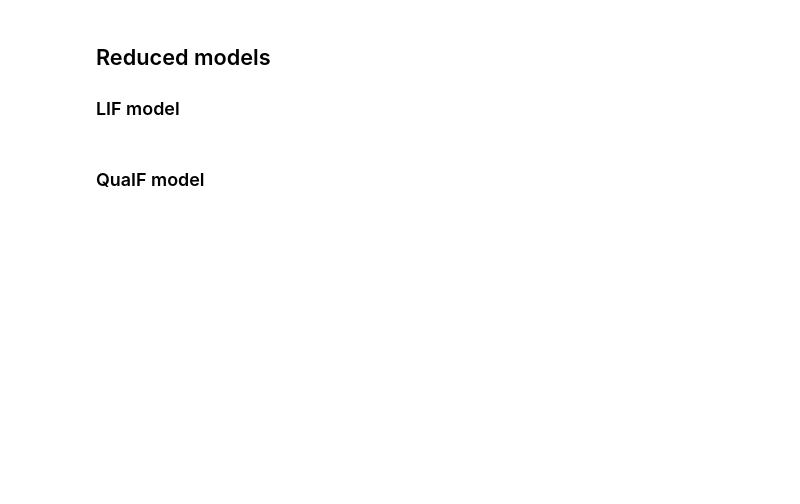
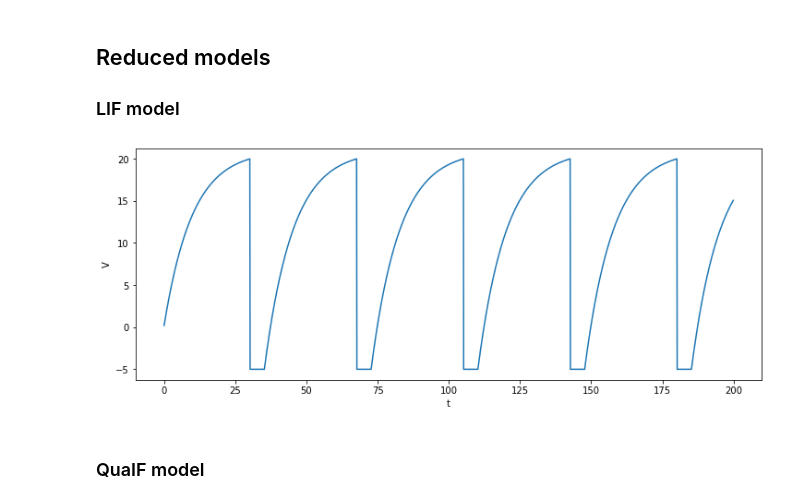
Before and after one commit to Chen-Yue-Zhao/BrainPyHandbook, a Jupyter notebook: en/appendix/neurons.ipynb, the cells around one changed output. Cells and saved outputs as stored; diff of their text form; code cells hidden in the pictures; blank space fills up the shorter version.

```diff
--- a/en/appendix/neurons.ipynb
+++ b/en/appendix/neurons.ipynb
@@ -112,34 +114,36 @@ class LIF(bp.NeuGroup):
     self.integral = bp.odeint(self.derivative)
     super(LIF, self).__init__(size=size, **kwargs)
 
   def update(self, _t):
     for i in prange(self.size[0]):
       spike = 0.
       refractory = (_t - self.t_last_spike[i] <= self.t_refractory)
       if not refractory:
         V = self.integral(self.V[i], _t, self.input[i],
                           self.V_rest, self.R, self.tau)
         spike = (V >= self.V_th)
         if spike:
           V = self.V_reset
           self.t_last_spike[i] = _t
         self.V[i] = V
       self.spike[i] = spike
       self.refractory[i] = refractory or spike
       self.input[i] = 0.
 
 import brainpy as bp
 
 dt = 0.1
 bp.backend.set('numpy', dt=dt)
 neu = LIF(100, monitors=['V', 'refractory', 'spike'])
 neu.t_refractory = 5.
 net = bp.Network(neu)
-net.run(duration=200., inputs=(neu, 'input', 21.), report=True)
+net.run(duration=200., inputs=(neu, 'input', 21.), report=False)
 fig, gs = bp.visualize.get_figure(1, 1, 4, 10)
 fig.add_subplot(gs[0, 0])
 bp.visualize.line_plot(neu.mon.ts, neu.mon.V,
                        xlabel="t", ylabel="V", show=True)
+# %% [output]
+[figure, added]
 # %% [markdown]
 ### QuaIF model
 # %%
```
Also changed, not shown: parts of 7 cells of this notebook.
